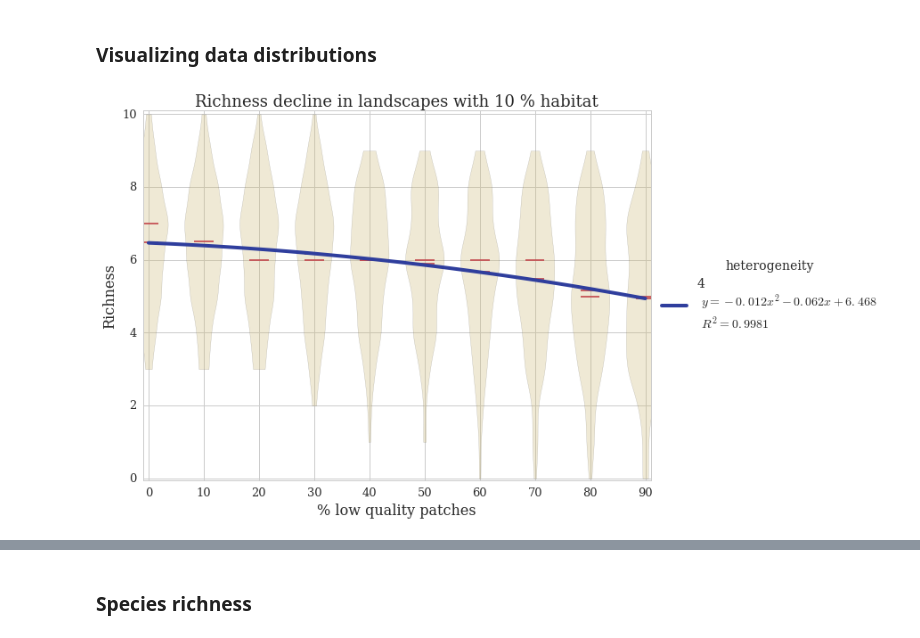
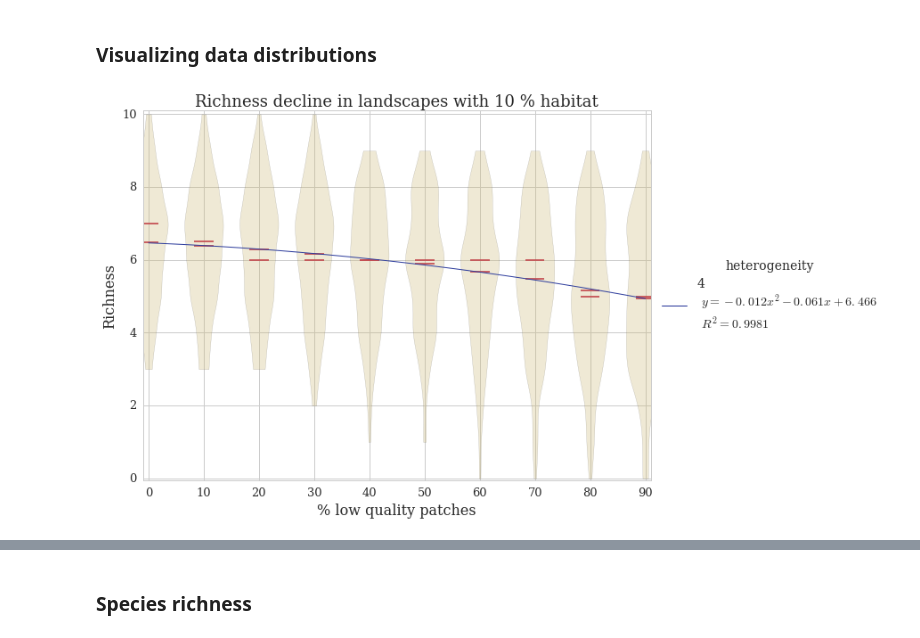
Before and after one commit to iramosp/MatrizAgroecol-gica, a Jupyter notebook: Analisis_Exp1.ipynb, the cells around one changed output, grey strips where cells are left out. Cells and saved outputs as stored; diff of their text form; code cells hidden in the pictures.

```diff
--- a/Analisis_Exp1.ipynb
+++ b/Analisis_Exp1.ipynb
@@ -69,10 +70,12 @@ def calcular_promedio(riquezas):
     """
     promedios = np.zeros(10)
     std = np.zeros(10)
+    median = np.zeros(10)
     for i in range(10):
-        promedios[i] = np.mean(riquezas[riquezas[:, 0]>=0, i])
+        promedios[i] = np.mean(riquezas[:, i])
         std[i] = np.std(riquezas[:, i])
-    return promedios, std
+        median[i] = np.median(riquezas[:, i])
+    return promedios, std, median
 # %% [markdown]
 ## Leer datos, calcular promedios, sd
 # %%
@@ -83,26 +86,32 @@ for het in range(5):
 datos = [None] * 5
 riquezas = [None] * 5
 biomasas = [None] * 5
+
 riquezas_mean = [None] * 5
 riquezas_sd = [None] * 5
+riquezas_median = [None] * 5
+
 biomasas_mean = [None] * 5
 biomasas_sd = [None] * 5
+biomasas_median = [None] * 5
+
 
 area = [None] * 5
 area_mean = [None] * 5
 area_sd = [None] * 5
+area_median = [None] * 5
 
 for het in range(5):
     datos[het] = leer_datos(str(het))[0]
 
     biomasas[het], riquezas[het] = calcular_riqueza(datos[het], paisajes[het], bio_min = 15)
 
-    riquezas_mean[het], riquezas_sd[het] = calcular_promedio(riquezas[het])
+    riquezas_mean[het], riquezas_sd[het], riquezas_median[het] = calcular_promedio(riquezas[het])
 
     area[het] = calcular_medida(medida_area,  datos[het], paisajes[het], bio_min = 15)
-    area_mean[het], area_sd[het] = calcular_promedio(area[het])
+    area_mean[het], area_sd[het], area_median[het] = calcular_promedio(area[het])
 
-    biomasas_mean[het], biomasas_sd[het] = calcular_promedio(biomasas[het])
+    biomasas_mean[het], biomasas_sd[het], biomasas_median[het] = calcular_promedio(biomasas[het])
 # %% [markdown]
 ## Graficar
 # %%
@@ -147,7 +157,7 @@ def graficar(medida, promedios, sd):
     plt.tight_layout()
     plt.show()
 # %%
-def graficar_violin(medida, datos, promedios, sd):
+def graficar_violin(medida, datos, promedios, sd, h):
     """Graficar datos con violin plot
     """
     y = [None] * 5
@@ -163,16 +173,16 @@ def graficar_violin(medida, datos, promedios, sd):
     #colors = ["b", 'g', 'r', 'purple', 'y']
     colors = ['#E6852B', '#23B823', '#9BA7F5','#697CF5','#2F3E9D']
 
-    for het in [4]:
-        res[het] = np.polyfit(xdata, promedios[het], 2, w=1/(sd[het])**2)
+    for het in [h]:
+        res[het] = np.polyfit(xdata, promedios[het], 2, w=1/sd[het])
         p[het] = np.poly1d(res[het])
         r2[het] = 1 - ((np.sum((p[het](range(10)) - promedios[het])**2)) / (np.sum((promedios[het] - np.mean(promedios[het]))**2)))
 
     fig = plt.figure()
 
-    for het in [4]:
+    for het in [h]:
             y[het] = p[het](x)
-            plt.plot(x, y[het], lw = 4, color= colors[het],
+            plt.plot(x, y[het], lw = 1, color= colors[het],
                     label='{} \n $y = {:+.3f} x^2 {:+.3f} x {:+.3f}$ \n $R^2={:.4f}$ '.format(
                     het, float(p[het][2]), float(p[het][1]), float(p[het][0]), float(r2[het]))) #fit
             plt.violinplot(datos[het, :, :], xdata, showmedians=True, showextrema=False,
@@ -194,4 +249,4 @@ def graficar_violin(medida, datos, promedios, sd):
 # %%
-graficar_violin('Richness', np.array(riquezas), riquezas_mean, riquezas_sd)
+graficar_violin('Richness', np.array(riquezas), riquezas_mean, riquezas_sd, h=4)
 # %% [output]
-[figure, old version]
+[figure, new version]
```
Also changed, not shown: parts of 15 cells of this notebook.
